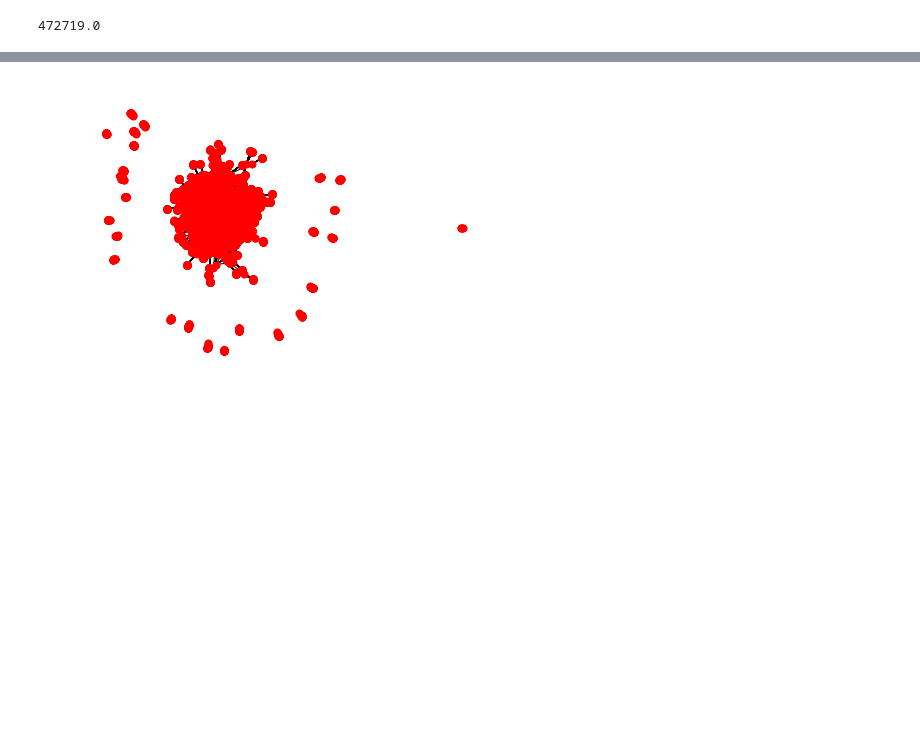
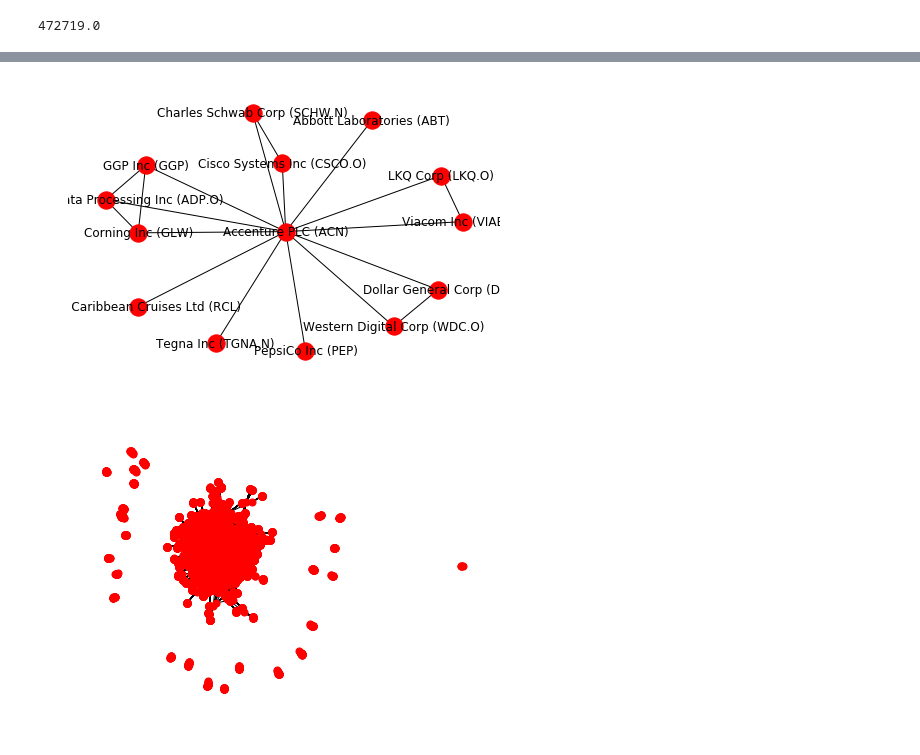
Before and after one commit to cwivagg/s_and_p, a Jupyter notebook: network_analysis.ipynb, the cells around one changed output, grey strips where cells are left out. Cells and saved outputs as stored; diff of their text form; code cells hidden in the pictures; blank space fills up the shorter version.

```diff
--- a/network_analysis.ipynb
+++ b/network_analysis.ipynb
@@ -83,3 +80,7 @@ AmerisourceBergen Corp (ABC)
+# %%
+get_info('Accenture PLC (ACN)', 1)
+# %% [output]
+[figure, added]
 # %%
 import warnings
 warnings.filterwarnings('ignore')
```
Also changed, not shown: parts of 11 cells of this notebook, 7 other files.
